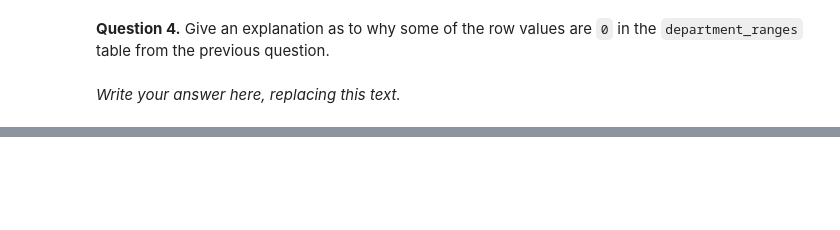
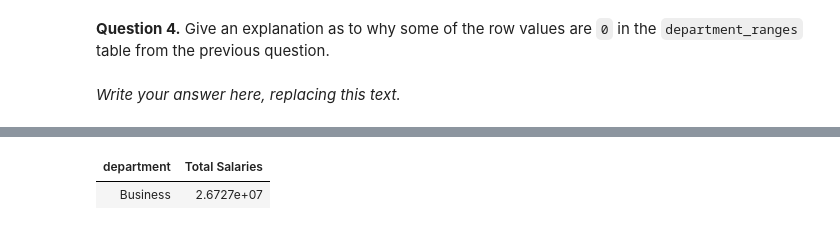
Before and after one commit to ipydatabook/PublicMaterial, a Jupyter notebook: hw/hw04/hw04_3_revised.ipynb, the cells around one changed output, grey strips where cells are left out. Saved outputs shown, nothing was run; the diff lists cells and outputs as text; code cells hidden in the pictures; blank space fills up the shorter version.

```diff
--- a/hw/hw04/hw04_3_revised.ipynb
+++ b/hw/hw04/hw04_3_revised.ipynb
@@ -334,0 +266,7 @@ lowest.show(10)
+# %%
+## Use the rest of this cell to answer 3.4
+
+profs.select("department", "gross_salary").group("department", sum).relabel(1,"Total Salaries").sort("Total Salaries", descending = True).take(0)
+# %% [output]
+| department | Total Salaries |
+| Business | 2.6727e+07 |
```
Also changed, not shown: parts of 32 cells of this notebook.
